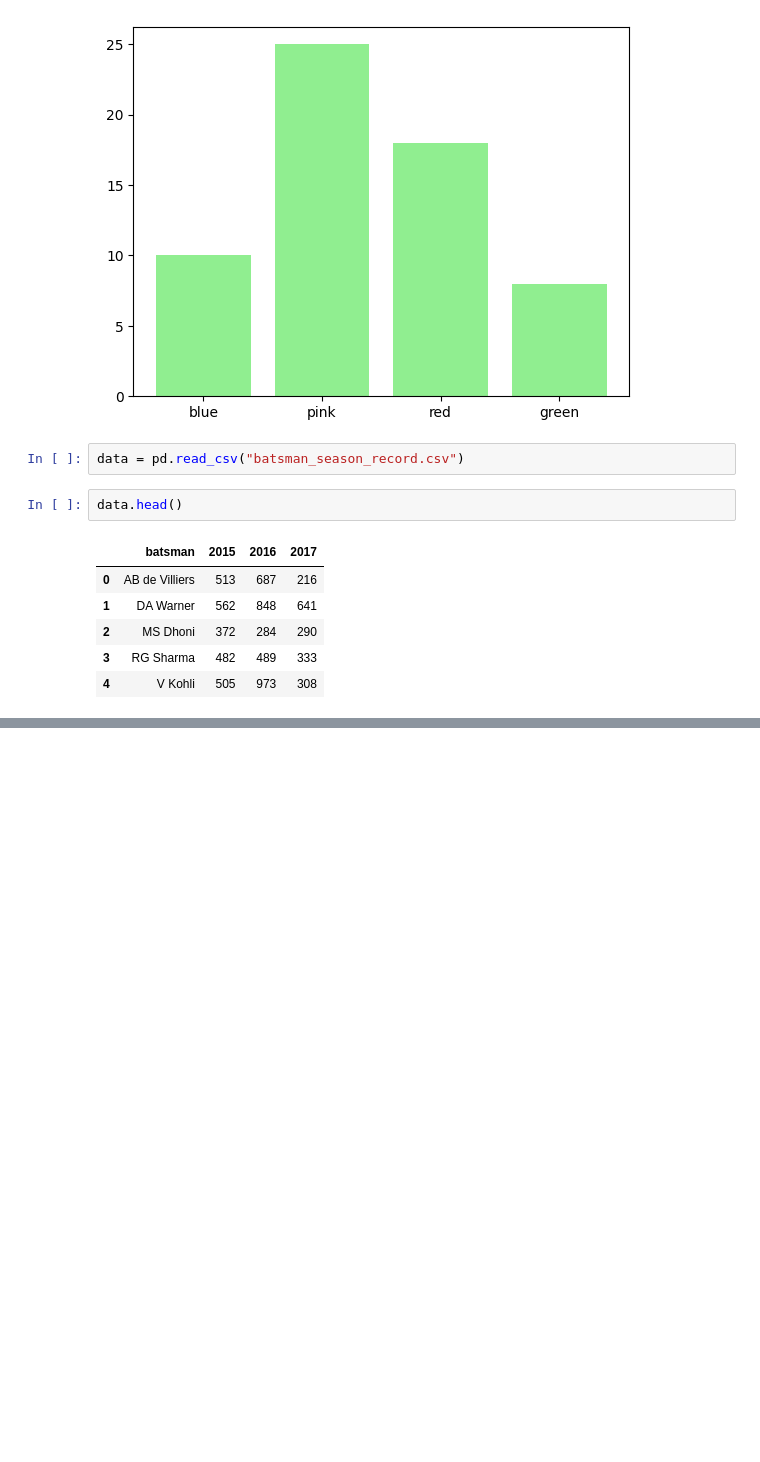
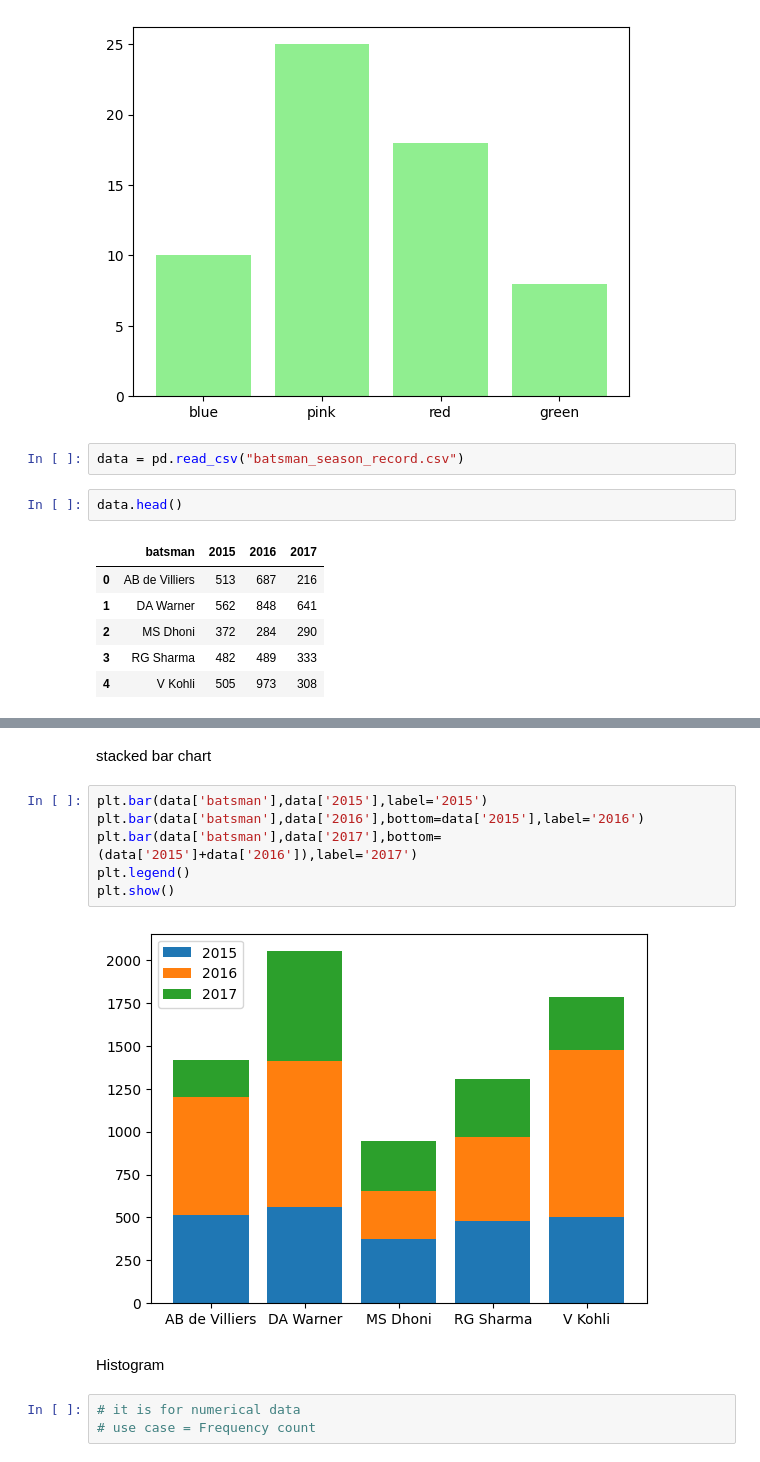
Before and after one commit to Bhavik2209/pandas_basics_-IPL-analysis-, a Jupyter notebook: matplotlib/matplot.ipynb, the cells around one changed output, grey strips where cells are left out. Drawn from its saved outputs; the diff is of its cells as text; blank space fills up the shorter version.

```diff
--- a/matplotlib/matplot.ipynb
+++ b/matplotlib/matplot.ipynb
@@ -144,0 +145,15 @@ plt.show()
+# %% [markdown]
+stacked bar chart
+# %%
+plt.bar(data['batsman'],data['2015'],label='2015')
+plt.bar(data['batsman'],data['2016'],bottom=data['2015'],label='2016')
+plt.bar(data['batsman'],data['2017'],bottom=(data['2015']+data['2016']),label='2017')
+plt.legend()
+plt.show()
+# %% [output]
+[figure, added]
+# %% [markdown]
+Histogram
+# %%
+# it is for numerical data
+# use case = Frequency count
```
Also changed, not shown: parts of 8 cells of this notebook, 2 other files.
